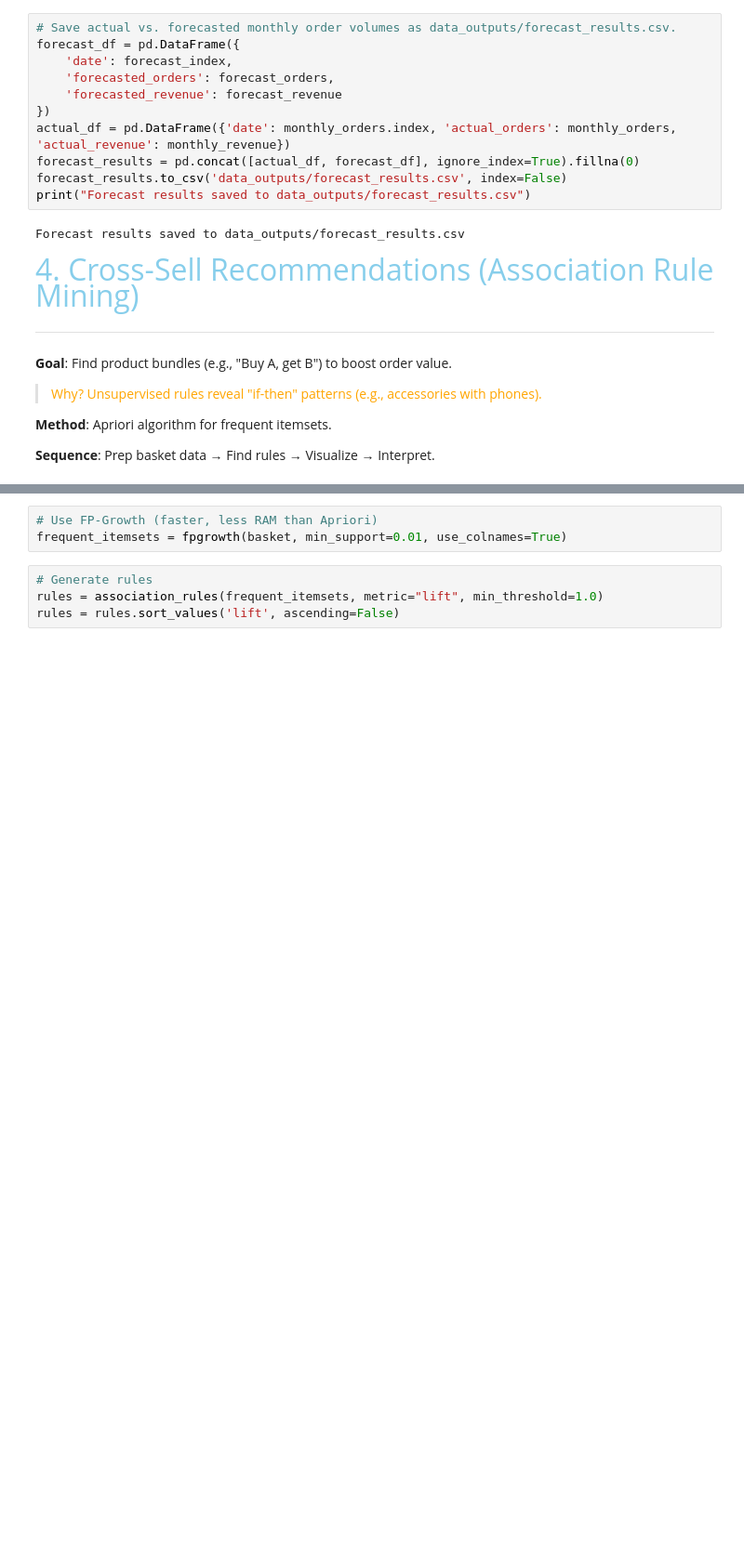
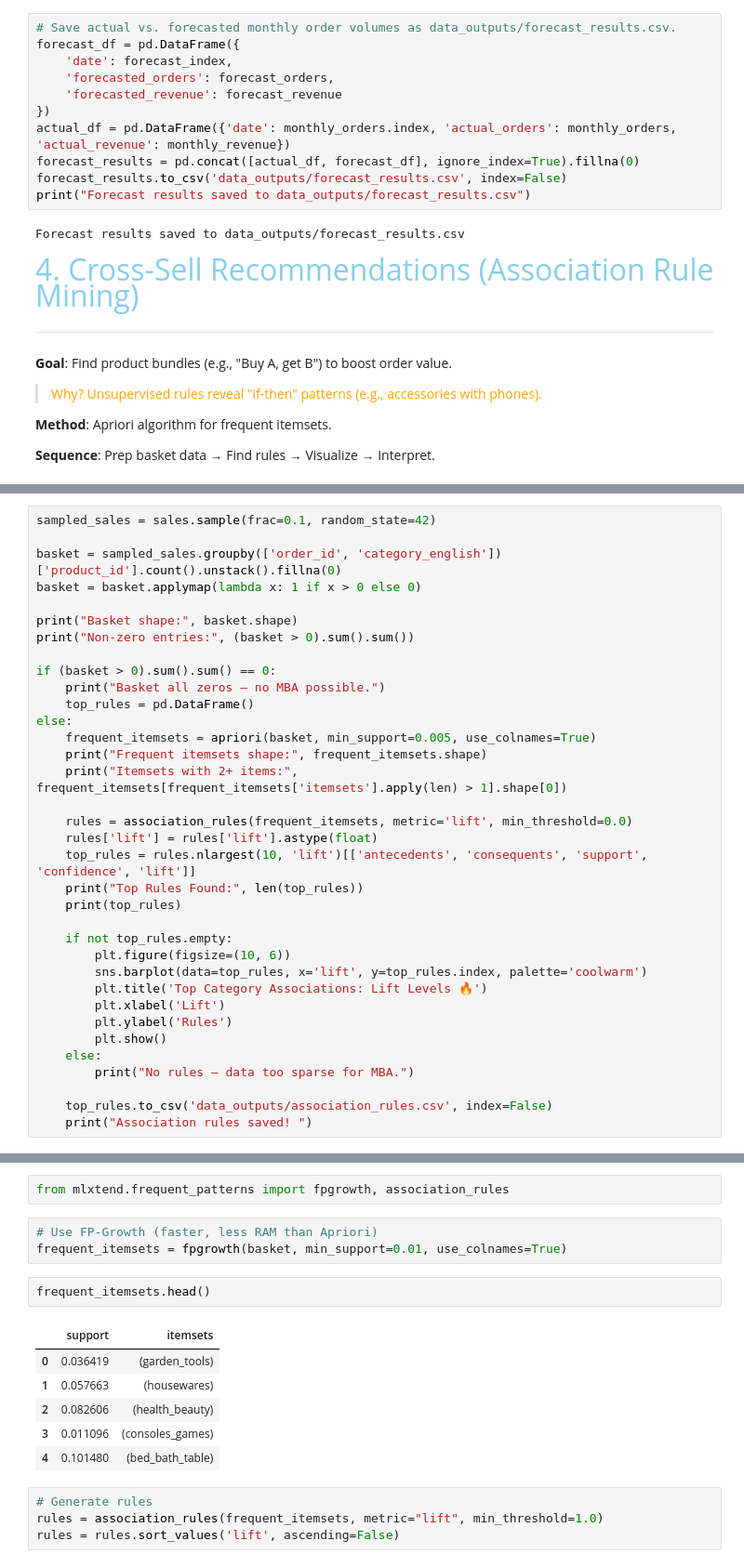
Before and after one commit to Kanakbaghel/Capstone_Project, a Jupyter notebook: Scripts/P3 : Retailsmart Advanced Analytics.ipynb, the cells around one changed output, grey strips where cells are left out. Shown at 93% size. Saved outputs shown, nothing was run; the diff lists cells and outputs as text; blank space fills up the shorter version.

Commit message:
Add apriori code

```diff
--- a/Scripts/P3 : Retailsmart Advanced Analytics.ipynb
+++ b/Scripts/P3 : Retailsmart Advanced Analytics.ipynb
@@ -350,0 +389,35 @@ basket = basket.applymap(lambda x: 1 if x > 0 else 0)
+# %%
+sampled_sales = sales.sample(frac=0.1, random_state=42)
+
+basket = sampled_sales.groupby(['order_id', 'category_english'])['product_id'].count().unstack().fillna(0)
+basket = basket.applymap(lambda x: 1 if x > 0 else 0)
+
+print("Basket shape:", basket.shape)
+print("Non-zero entries:", (basket > 0).sum().sum())
+
+if (basket > 0).sum().sum() == 0:
+    print("Basket all zeros – no MBA possible.")
+    top_rules = pd.DataFrame()
+else:
+    frequent_itemsets = apriori(basket, min_support=0.005, use_colnames=True)
+    print("Frequent itemsets shape:", frequent_itemsets.shape)
+    print("Itemsets with 2+ items:", frequent_itemsets[frequent_itemsets['itemsets'].apply(len) > 1].shape[0])
+
+    rules = association_rules(frequent_itemsets, metric='lift', min_threshold=0.0)
+    rules['lift'] = rules['lift'].astype(float)
+    top_rules = rules.nlargest(10, 'lift')[['antecedents', 'consequents', 'support', 'confidence', 'lift']]
+    print("Top Rules Found:", len(top_rules))
+    print(top_rules)
+
+    if not top_rules.empty:
+        plt.figure(figsize=(10, 6))
+        sns.barplot(data=top_rules, x='lift', y=top_rules.index, palette='coolwarm')
+        plt.title('Top Category Associations: Lift Levels 🔥')
+        plt.xlabel('Lift')
+        plt.ylabel('Rules')
+        plt.show()
+    else:
+        print("No rules – data too sparse for MBA.")
+
+    top_rules.to_csv('data_outputs/association_rules.csv', index=False)
+    print("Association rules saved! ")
@@ -351,6 +435,17 @@ basket = basket.applymap(lambda x: 1 if x > 0 else 0)
+# %%
+from mlxtend.frequent_patterns import fpgrowth, association_rules
 # %%
 # Use FP-Growth (faster, less RAM than Apriori)
 frequent_itemsets = fpgrowth(basket, min_support=0.01, use_colnames=True)
+# %%
+frequent_itemsets.head()
+# %% [output]
+|  | support | itemsets |
+| 0 | 0.036419 | (garden_tools) |
+| 1 | 0.057663 | (housewares) |
+| 2 | 0.082606 | (health_beauty) |
+| 3 | 0.011096 | (consoles_games) |
+| 4 | 0.101480 | (bed_bath_table) |
 # %%
 # Generate rules
 rules = association_rules(frequent_itemsets, metric="lift", min_threshold=1.0)
```
Also changed, not shown: parts of 19 cells of this notebook, 3 other files.
